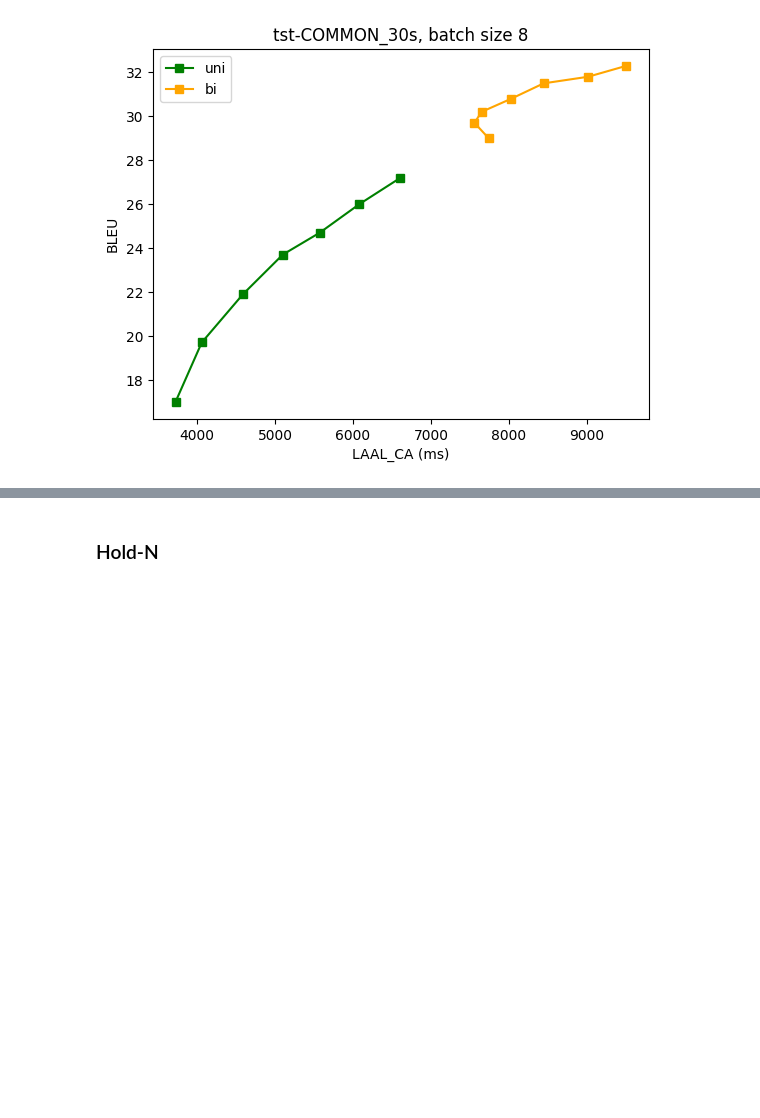
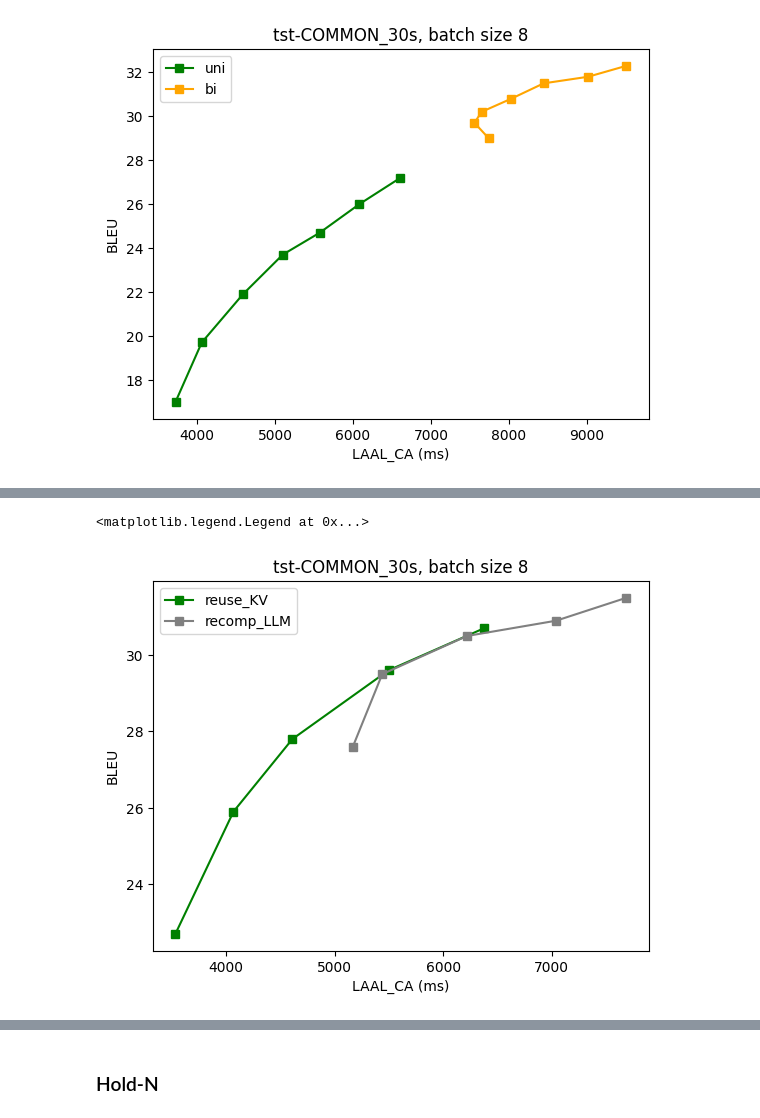
Before and after one commit to LeiLiLab/InfiniSST, a Jupyter notebook: plots/plot.ipynb, the cells around one changed output, grey strips where cells are left out. Drawn from its saved outputs; the diff is of its cells as text; code cells hidden in the pictures; blank space fills up the shorter version.

```diff
--- a/plots/plot.ipynb
+++ b/plots/plot.ipynb
@@ -365,0 +493,29 @@ plt.legend()
+# %%
+# tst-COMMON_30s, bsz 8, reuse KV vs recomp LLM
+dfs = {}
+
+## reuse KV
+df = pd.DataFrame(columns=['BLEU', 'LAAL', 'LAAL_c'])
+df['BLEU'] = [22.7, 25.9, 27.8, 29.6, 30.7]
+df['LAAL_CA'] = [3532, 4067, 4610, 5496, 6375]
+dfs['reuse_KV'] = df
+
+## recomp LLM
+df = pd.DataFrame(columns=['BLEU', 'LAAL', 'LAAL_c'])
+df['BLEU'] = [27.6, 29.5, 30.5, 30.9, 31.5]
+df['LAAL_CA'] = [5167, 5438, 6220, 7041, 7688]
+dfs['recomp_LLM'] = df
+
+## plot
+for key in dfs:
+    df = dfs[key]
+    color = colors[key]
+    # plt.plot(df['LAAL'], df['BLEU'], color=color, linestyle='dotted')
+    plt.plot(df['LAAL_CA'], df['BLEU'], color=color, linestyle='solid', label=key, marker='s')
+plt.xlabel('LAAL_CA (ms)')
+plt.ylabel('BLEU')
+plt.title('tst-COMMON_30s, batch size 8')
+plt.legend()
+# %% [output]
+<matplotlib.legend.Legend at 0x...>
+[figure, added]
```
Also changed, not shown: parts of 11 cells of this notebook, 25 other files.
